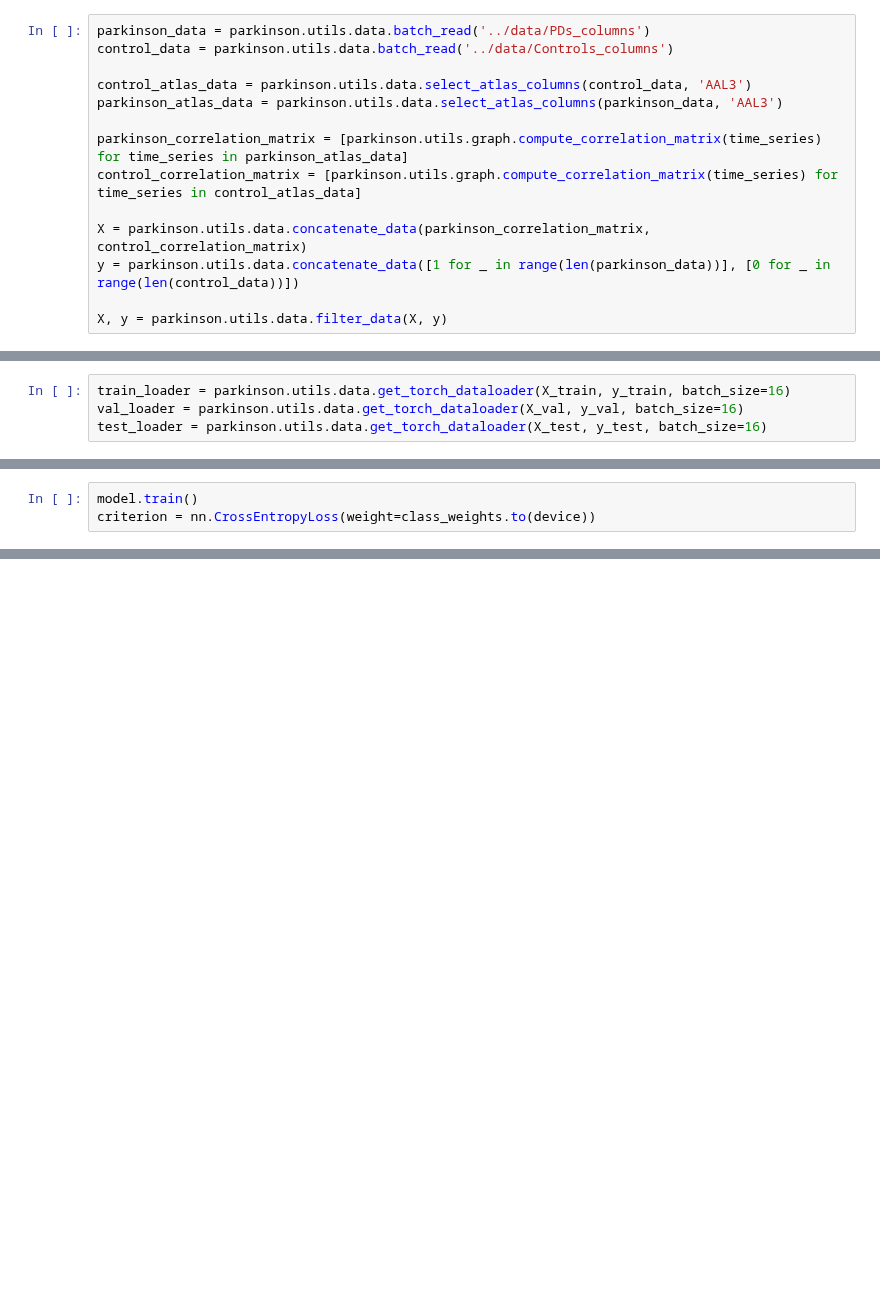
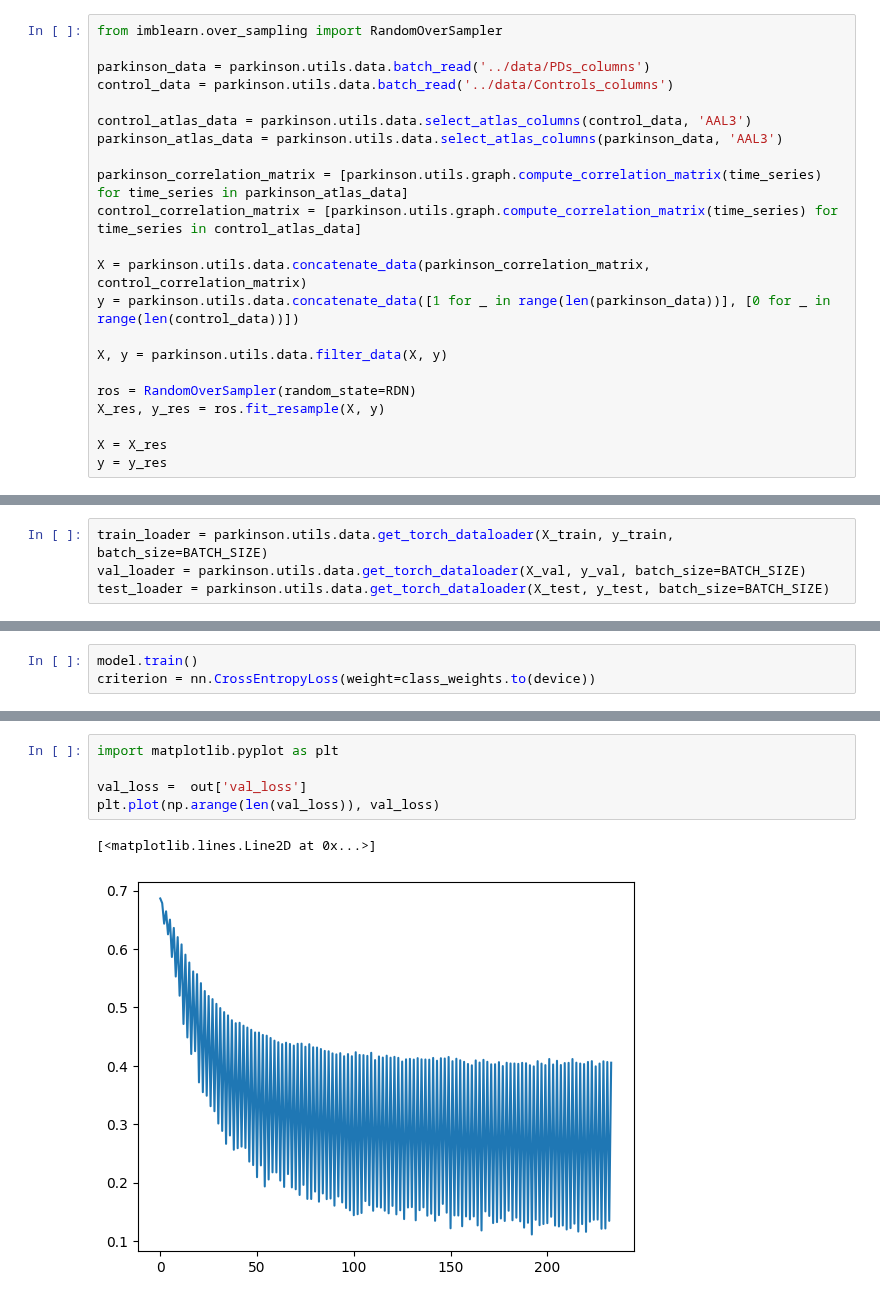
Before and after one commit to TheoRiffel/Parkinson-Diagnosis-Deeplearning, a Jupyter notebook: notebooks/2_pytorch.ipynb, the cells around one changed output, grey strips where cells are left out. Drawn from its saved outputs; the diff is of its cells as text; blank space fills up the shorter version.

```diff
--- a/notebooks/2_pytorch.ipynb
+++ b/notebooks/2_pytorch.ipynb
@@ -28,6 +28,8 @@ BATCH_SIZE = 32
 ## Data Processing
 ### Reading
 # %%
+from imblearn.over_sampling import RandomOverSampler
+
 parkinson_data = parkinson.utils.data.batch_read('../data/PDs_columns')
 control_data = parkinson.utils.data.batch_read('../data/Controls_columns')
 
@@ -41,6 +43,12 @@ X = parkinson.utils.data.concatenate_data(parkinson_correlation_matrix, control_
 y = parkinson.utils.data.concatenate_data([1 for _ in range(len(parkinson_data))], [0 for _ in range(len(control_data))])
 
 X, y = parkinson.utils.data.filter_data(X, y)
+
+ros = RandomOverSampler(random_state=RDN)
+X_res, y_res = ros.fit_resample(X, y)
+
+X = X_res
+y = y_res
 # %% [markdown]
 ### Split
 - 60% treino
@@ -52,9 +60,9 @@ X_train, X_val, y_train, y_val = train_test_split(X_trainval, y_trainval, test_s
 # %% [markdown]
 ### Dataloaders
 # %%
-train_loader = parkinson.utils.data.get_torch_dataloader(X_train, y_train, batch_size=16)
-val_loader = parkinson.utils.data.get_torch_dataloader(X_val, y_val, batch_size=16)
-test_loader = parkinson.utils.data.get_torch_dataloader(X_test, y_test, batch_size=16)
+train_loader = parkinson.utils.data.get_torch_dataloader(X_train, y_train, batch_size=BATCH_SIZE)
+val_loader = parkinson.utils.data.get_torch_dataloader(X_val, y_val, batch_size=BATCH_SIZE)
+test_loader = parkinson.utils.data.get_torch_dataloader(X_test, y_test, batch_size=BATCH_SIZE)
 # %% [markdown]
 ## Training
 # %%
@@ -81 +89,9 @@ Metrics: {'acc': 0.8181818181818182, 'f1': 0.7881673881673881, 'recall': 0.81818
 Done.
+# %%
+import matplotlib.pyplot as plt
+
+val_loss =  out['val_loss']
+plt.plot(np.arange(len(val_loss)), val_loss)
+# %% [output]
+[<matplotlib.lines.Line2D at 0x...>]
+[figure, added]
```
Also changed, not shown: parts of 2 cells of this notebook, 6 other files.
